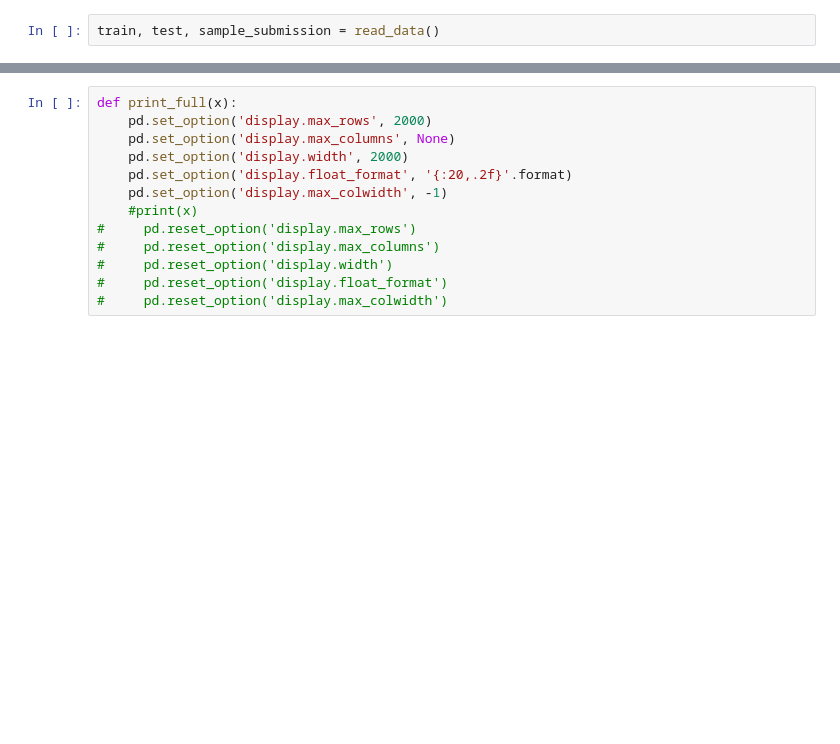
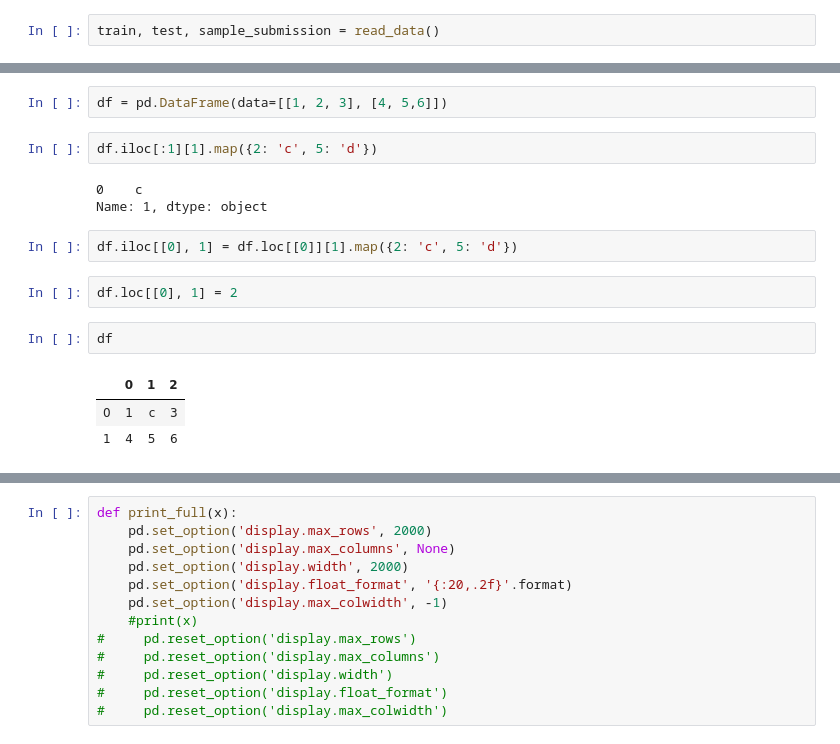
Before and after one commit to merkylove/IEEE_FRAUD, a Jupyter notebook: V_EDA.ipynb, the cells around one changed output, grey strips where cells are left out. Cells and saved outputs as stored; diff of their text form; blank space fills up the shorter version.

```diff
--- a/V_EDA.ipynb
+++ b/V_EDA.ipynb
@@ -57,0 +234,17 @@ train, test, sample_submission = read_data()
+# %%
+df = pd.DataFrame(data=[[1, 2, 3], [4, 5,6]])
+# %%
+df.iloc[:1][1].map({2: 'c', 5: 'd'})
+# %% [output]
+0    c
+Name: 1, dtype: object
+# %%
+df.iloc[[0], 1] = df.loc[[0]][1].map({2: 'c', 5: 'd'})
+# %%
+df.loc[[0], 1] = 2
+# %%
+df
+# %% [output]
+|  | 0 | 1 | 2 |
+| 0 | 1 | c | 3 |
+| 1 | 4 | 5 | 6 |
```
Also changed, not shown: parts of 10 cells of this notebook, 4 other files.
